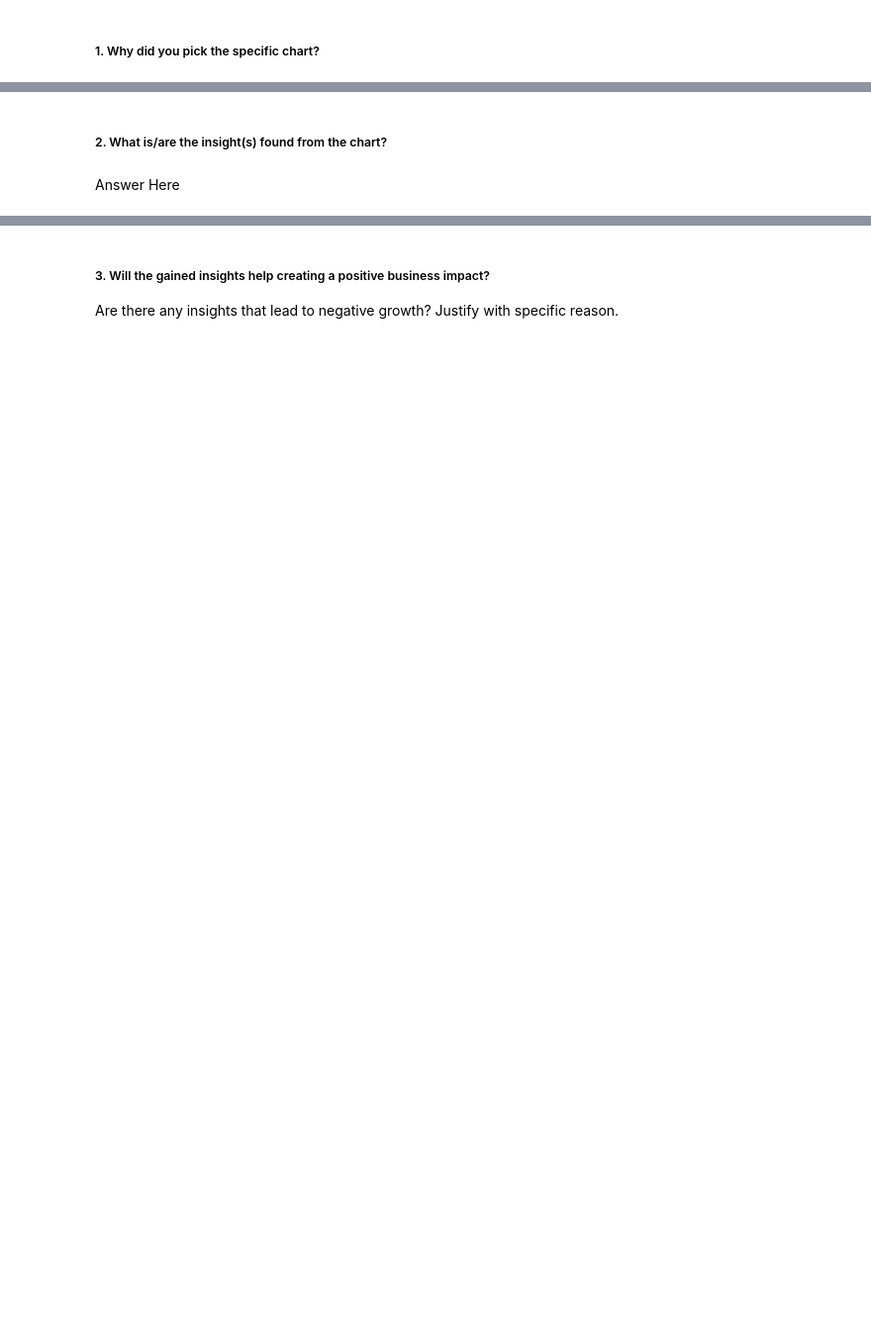
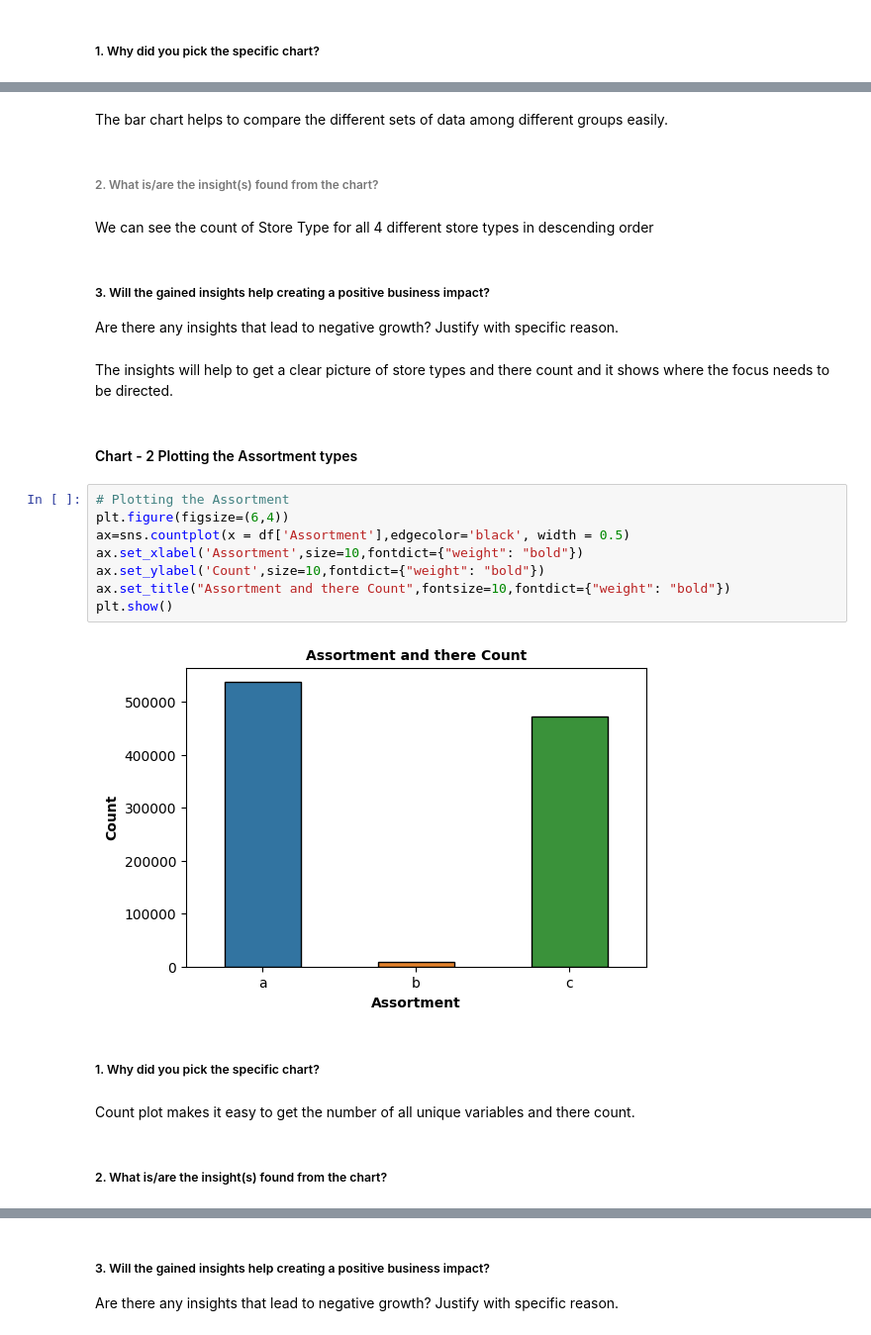
Before and after one commit to theuttammishra/Retail-Sales, a Jupyter notebook: Retail_sales_prediction.ipynb, the cells around one changed output, grey strips where cells are left out. Shown at 99% size. Cells and saved outputs as stored; diff of their text form; blank space fills up the shorter version.

```diff
--- a/Retail_sales_prediction.ipynb
+++ b/Retail_sales_prediction.ipynb
@@ -464,4 +493,29 @@ Answer Here.
+# %% [markdown]
+The bar chart helps to compare the different sets of data among different groups easily.
+# %% [markdown]
+###### 2. What is/are the insight(s) found from the chart?
+# %% [markdown]
+We can see the count of Store Type for all 4 different store types in descending order
+# %% [markdown]
+##### 3. Will the gained insights help creating a positive business impact?
+Are there any insights that lead to negative growth? Justify with specific reason.
+# %% [markdown]
+The insights will help to get a clear picture of store types and there count and it shows where the focus needs to be directed.
+# %% [markdown]
+#### Chart - 2 Plotting the Assortment types
+# %%
+# Plotting the Assortment
+plt.figure(figsize=(6,4))
+ax=sns.countplot(x = df['Assortment'],edgecolor='black', width = 0.5)
+ax.set_xlabel('Assortment',size=10,fontdict={"weight": "bold"})
+ax.set_ylabel('Count',size=10,fontdict={"weight": "bold"})
+ax.set_title("Assortment and there Count",fontsize=10,fontdict={"weight": "bold"})
+plt.show()
+# %% [output]
+[figure, added]
+# %% [markdown]
+##### 1. Why did you pick the specific chart?
+# %% [markdown]
+Count plot makes it easy to get the number of all unique variables and there count.
 # %% [markdown]
 ##### 2. What is/are the insight(s) found from the chart?
-# %% [markdown]
-Answer Here
```
Also changed, not shown: parts of 208 cells of this notebook.
